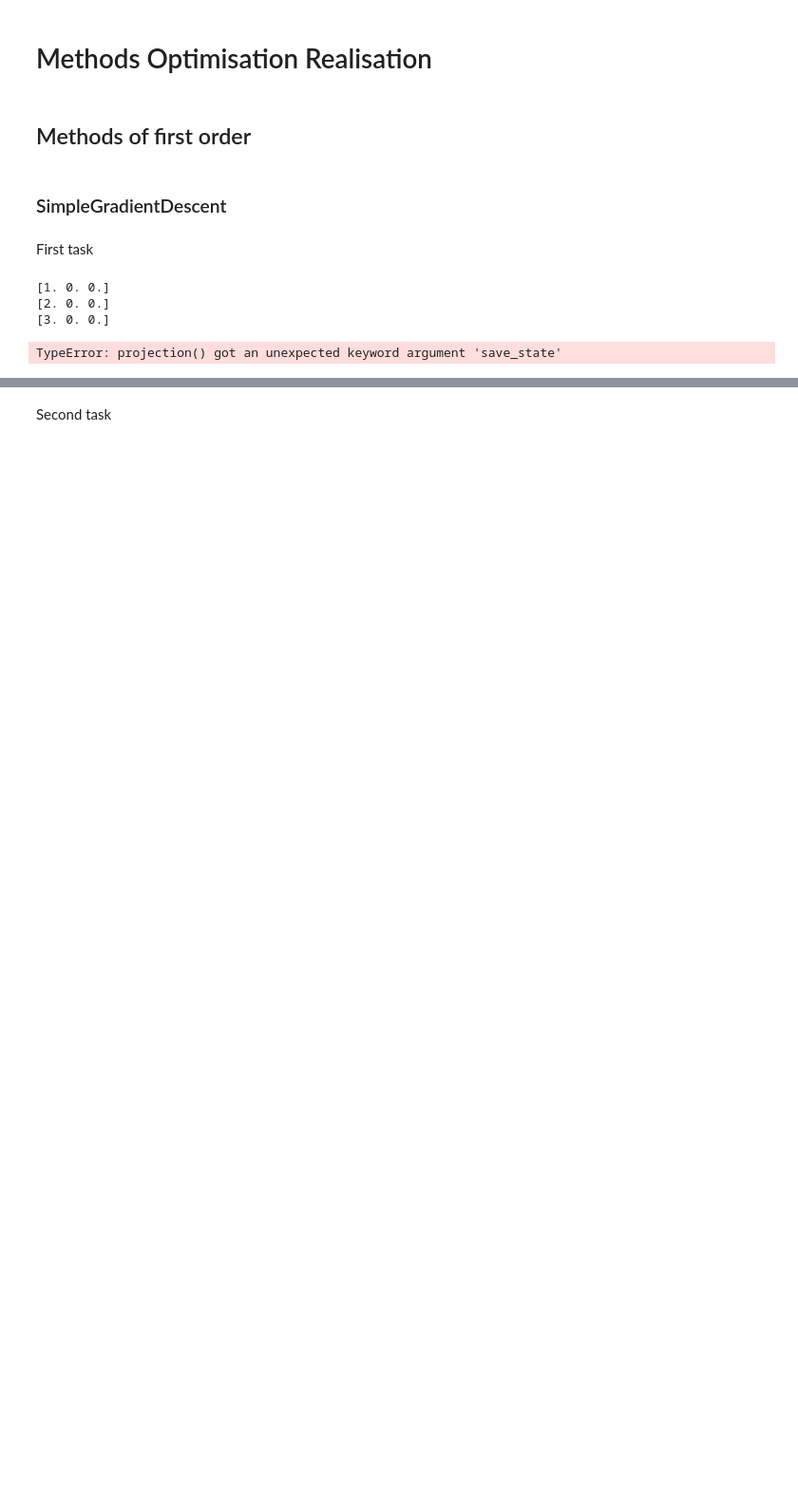
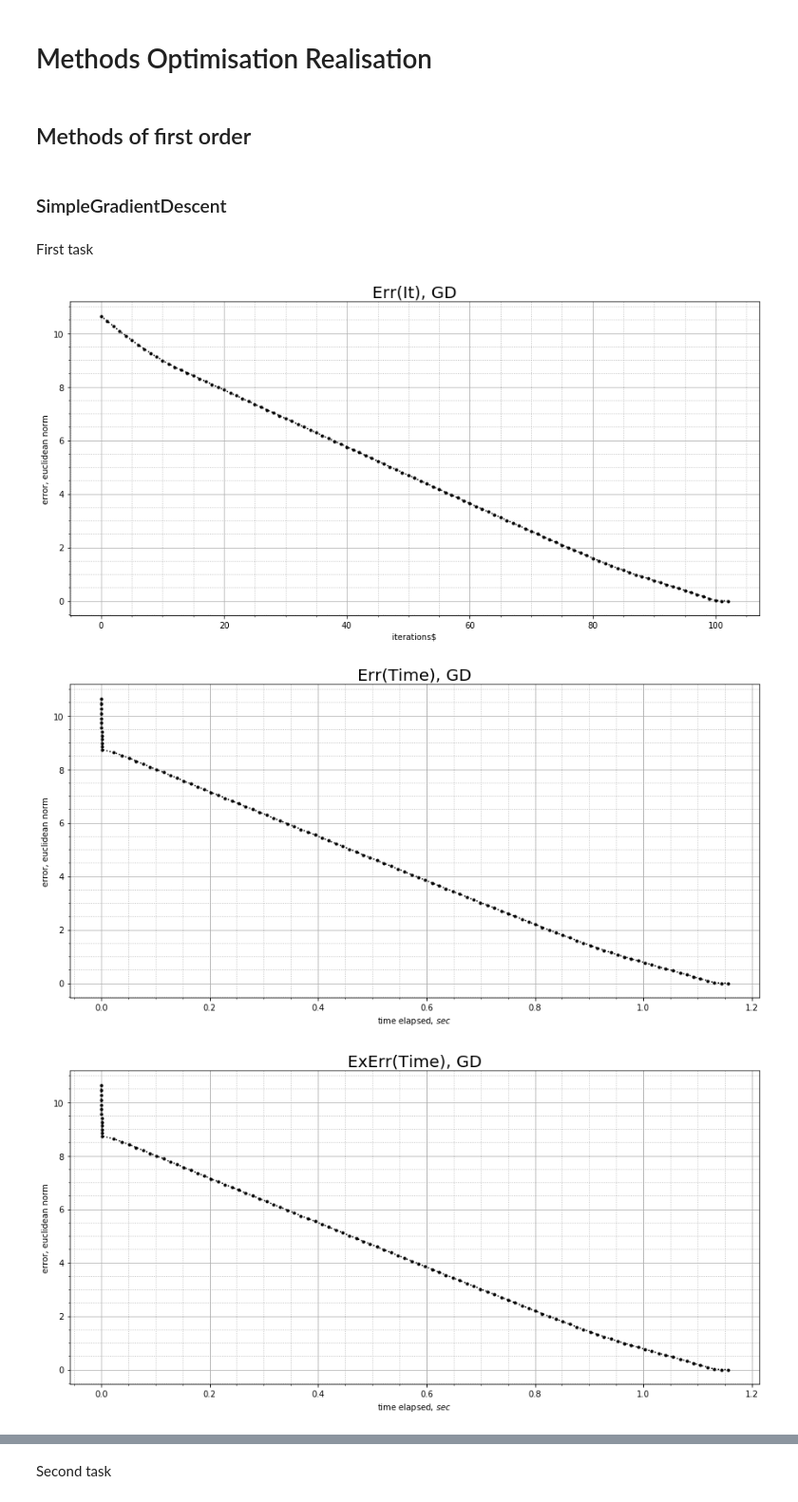
Before and after one commit to KaEuAn/ConvexOptimisationProject, a Jupyter notebook: MethodsOptimisationRealisation.ipynb, the cells around one changed output, grey strips where cells are left out. Shown: that part at 95% size. Cells and saved outputs as stored; diff of their text form; code cells hidden in the pictures; blank space fills up the shorter version.

Commit message:
This commit includes realisation of internal point method

```diff
--- a/MethodsOptimisationRealisation.ipynb
+++ b/MethodsOptimisationRealisation.ipynb
@@ -9,43 +9,61 @@ First task
 # %%
 import numpy as np
 from opt_project import task_1
-from opt_project.methods.first_order_methods import simple_gd
-from opt_project.methods.first_order_methods.step_sizes import ArmijoStepSize
-from opt_project.methods.first_order_methods.step_sizes import ConstantStepSize
-from opt_project.stop_criterias import ydiff_stop_crit
+import opt_project.methods.gradient_descent as gd
+import opt_project.methods.internal_point as ip
 
+# task_1 initialisation
 a = np.array([1., 0., 0.])
 b = np.array([1,])
 F = np.array([
     [76.3402909013, 27.3236913435, 10.0695823542],
     [-27.5962812192, -62.9012921655, 17.7348207564],
     [-26.2012001069, 19.1239055741, 58.1525657745],
     [-22.5428095751, 16.4536952479, -85.9569688851]
 ])
 g = np.array([
     295.7266088536,
     206.8060288566,
     22.2680415867,
     19.1588255138
 ])
 
 oracle = task_1.first_order_oracle(a, b)
+oracle_2 = task_1.second_order_oracle(a, b)
 constraints = task_1.constraints(F, g)
-criteria = ydiff_stop_crit(0.0001)
 
-gradient_descent_task = simple_gd(oracle, constraints)
+# gradient descent solver initialisation
+criteria = gd.stop_criterias.ydiff_stop_crit(0.0001)
+gradient_descent_task = gd.solver(oracle, constraints)
 gradient_descent_task.set_init_position(np.array([0.,0.,0.]))
-stp_size = ArmijoStepSize(oracle, constraints,init_alpha=1)
+stp_size = gd.step_sizes.ConstantStepSize(alpha = 0.3)
 gradient_descent_task.set_step_size(stp_size)
 
+# launch
 result = gradient_descent_task.make(criteria)
-result.ShowIterations("Iterations")
-result.ShowTime("ErrorTimeGraphic")
+
+# result showing
+result.ShowIterations("Err(It), GD")
+result.ShowTime("Err(Time), GD")
 exact_solution = np.array([6.941866360728454, -7.303665236134947, -3.441492677150564])
 result.InitializeExactSolution(exact_solution)
-result.ShowTime("ErrorTimeGraphicWithRespectToExactSolution")
+result.ShowTime("ExErr(Time), GD")
+
+# internal point solver initialisation
+internal_point_task = ip.solver(constraints, oracle_2)
+internal_point_task.set_init_log_barrier_coeff(t=1)
+internal_point_task.set_init_position(np.array([0.,0.,0.]))
+
+# launch
+result = internal_point_task.make(tol=0.00001)
+
+# result showing
+result.ShowIterations("Err(It), IP")
+result.ShowTime("Err(Time), IP")
+exact_solution = np.array([6.941866360728454, -7.303665236134947, -3.441492677150564])
+result.InitializeExactSolution(exact_solution)
+result.ShowTime("ExErr(Time), IP")
 # %% [output]
-[1. 0. 0.]
-[2. 0. 0.]
-[3. 0. 0.]
-TypeError: projection() got an unexpected keyword argument 'save_state'
+[figure, added]
+[figure, added]
+[figure, added]
```
Also changed, not shown: parts of 3 cells of this notebook, 17 other files.
